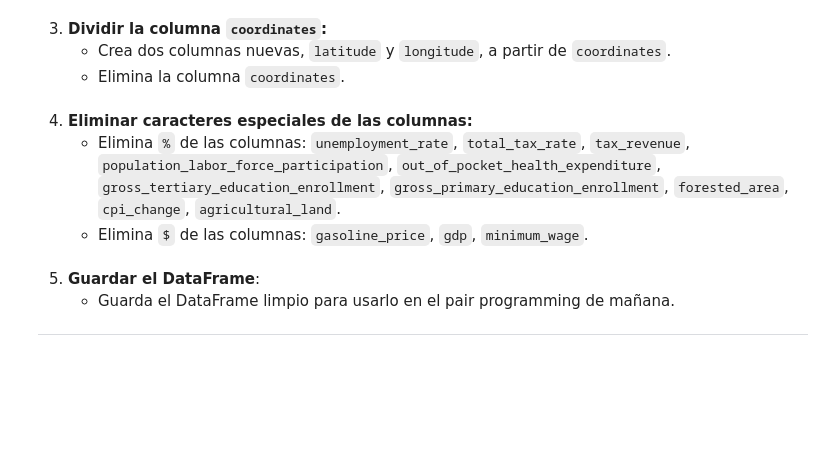
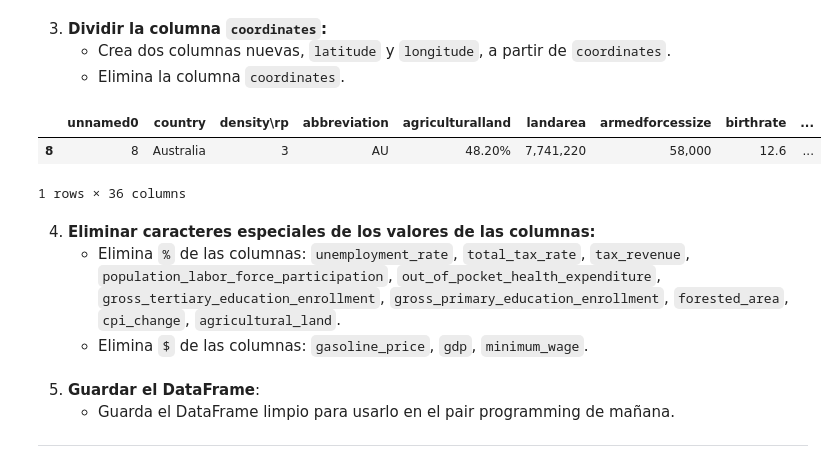
Before and after one commit to MabelMaff/pair-programming-H-module-3-Fernanda-y-Mabel, a Jupyter notebook: Lecciones/Leccion4_modulo03_Union.ipynb, the cells around one changed output. Cells and saved outputs as stored; diff of their text form; code cells hidden in the pictures; blank space fills up the shorter version.

```diff
--- a/Lecciones/Leccion4_modulo03_Union.ipynb
+++ b/Lecciones/Leccion4_modulo03_Union.ipynb
@@ -168,8 +168,26 @@ df3.head(2)
 3. **Dividir la columna `coordinates`:**
    - Crea dos columnas nuevas, `latitude` y `longitude`, a partir de `coordinates`.
    - Elimina la columna `coordinates`.
+# %%
+# Divide la columna 'coordinates' en dos nuevas columnas 'latitud' y 'longitud'
+# Utiliza el delimitador ',' para la división y expande el resultado en dos columnas
+df3[['latitud', 'longitud']] = df3['coordinates'].str.split(',', expand=True)
+
+# Muestra las primeras 2 filas del DataFrame 'df_copy' para verificar los cambios
+df3.head(2)
+
+# Elimina la columna 'coordinates' del DataFrame 'df_copy'
+# 'axis=1' indica que se eliminará una columna y 'inplace=True' realiza el cambio directamente en 'df_copy'
+df3.drop('coordinates', axis=1, inplace=True)
+
+# Muestra una fila aleatoria del DataFrame 'df_copy' para verificar los cambios
+df3.sample(1)
+# %% [output]
+|  | unnamed0 | country | density\rp | abbreviation | agriculturalland | landarea | armedforcessize | birthrate | ... |
+| 8 | 8 | Australia | 3 | AU | 48.20% | 7,741,220 | 58,000 | 12.6 | ... |
+1 rows × 36 columns
 # %% [markdown]
-4. **Eliminar caracteres especiales de las columnas:**
+4. **Eliminar caracteres especiales de los valores de las columnas:**
    - Elimina `%` de las columnas: `unemployment_rate`, `total_tax_rate`, `tax_revenue`, `population_labor_force_participation`, `out_of_pocket_health_expenditure`, `gross_tertiary_education_enrollment`, `gross_primary_education_enrollment`, `forested_area`, `cpi_change`, `agricultural_land`.
    - Elimina `$` de las columnas: `gasoline_price`, `gdp`, `minimum_wage`.
 # %% [markdown]
```
Also changed, not shown: parts of 1 cell of this notebook.
